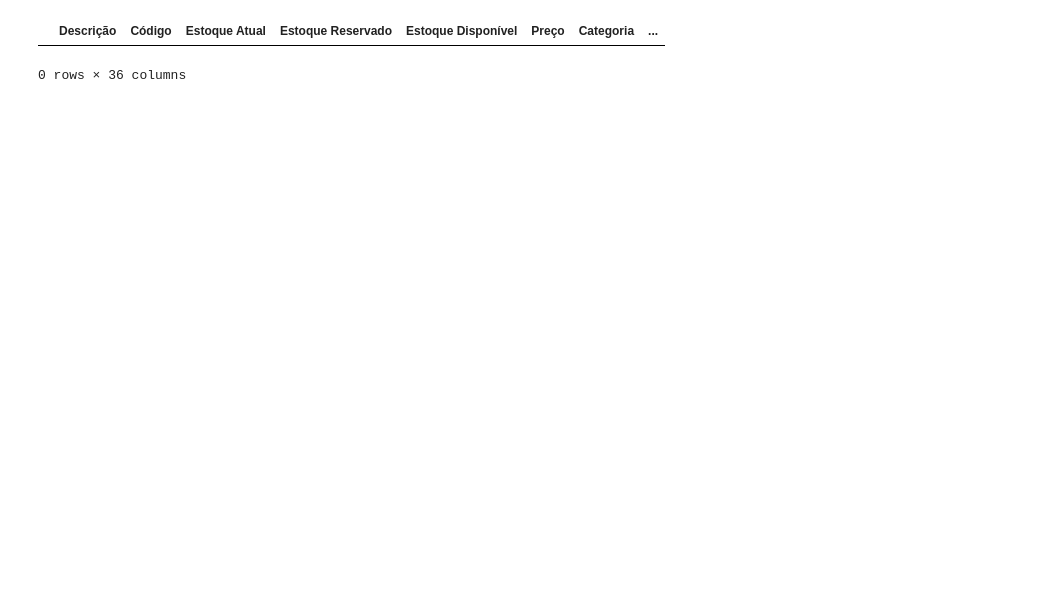
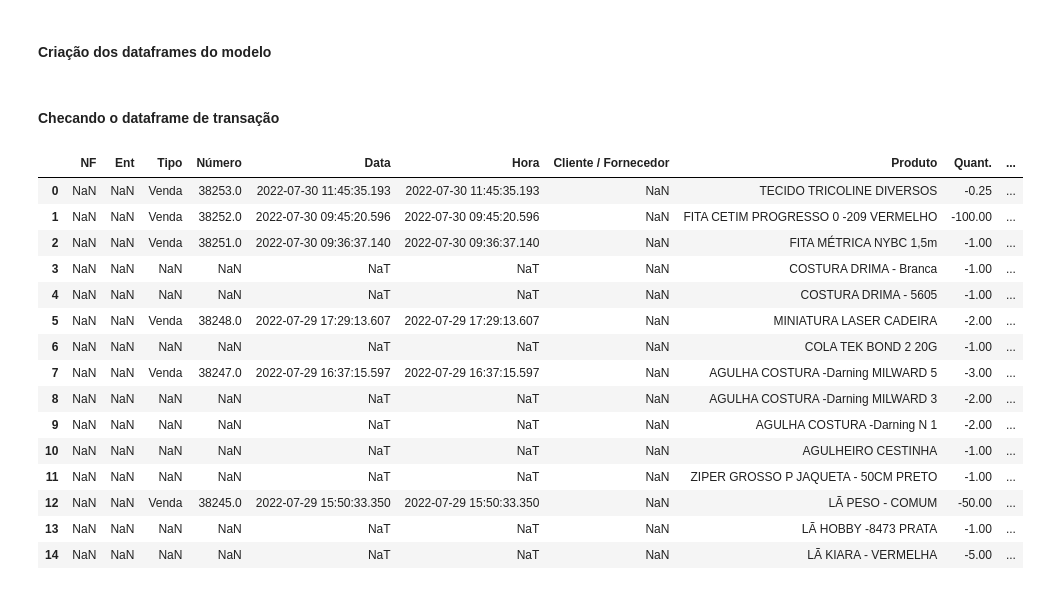
Before and after one commit to donbigode/Timeseries-prediction-model, a Jupyter notebook: Analysis/EDA.ipynb, the cells around one changed output. Saved outputs shown, nothing was run; the diff lists cells and outputs as text; code cells hidden in the pictures; blank space fills up the shorter version.

```diff
--- a/Analysis/EDA.ipynb
+++ b/Analysis/EDA.ipynb
@@ -19,14 +20,25 @@ import nltk
 # %%
-class read_excel():
+## Classe para criação de dataframes
+class read_file():
     def __init__(self, file_name):
         self.file_name = file_name
-        self.df = pd.read_excel(self.file_name,engine=openpyxl)
+        self.df = pd.read_excel(self.file_name,engine='openpyxl')
 
     def get_df(self):
         return self.df
 
     def get_file_name(self):
         return self.file_name
+
+    def clean_df(self):
+        self.df.dropna(inplace=True)
+        self.df.drop_duplicates(inplace=True)
+        self.df.reset_index(drop=True, inplace=True)
+        return self.df
+
+    def get_df_columns(self):
+        return self.df.columns
+
 
     def get_file_path(self):
         return os.path.dirname(self.file_name)
@@ -71,6 +74,0 @@ dataframe_transacoes_vendas = pd.read_excel('Files/Transações_vendas.xlsx', en
-# %%
-
-data_frame_inventario
-# %% [output]
-|  | Descrição | Código | Estoque Atual | Estoque Reservado | Estoque Disponível | Preço | Categoria | ... |
-0 rows × 36 columns
@@ -76,0 +85,27 @@ data_frame_inventario
+# %% [markdown]
+#### Criação dos dataframes do modelo
+# %%
+dataframe_inventario = read_file('Files/Inventario.xlsx').get_df() # Cria dataframe de inventário
+dataframe_transacoes_produto = read_file('Files/Transações_por_produto.xlsx').get_df() # Cria dataframe de transações por produto
+dataframe_transacoes_vendas = read_file('Files/Transações_vendas.xlsx').get_df() # Cria dataframe de transações por venda
+# %% [markdown]
+#### Checando o dataframe de transação
+# %%
+dataframe_transacoes_produto.head(15)
+# %% [output]
+|  | NF | Ent | Tipo | Número | Data | Hora | Cliente / Fornecedor | Produto | Quant. | ... |
+| 0 | NaN | NaN | Venda | 38253.0 | 2022-07-30 11:45:35.193 | 2022-07-30 11:45:35.193 | NaN | TECIDO TRICOLINE DIVERSOS | -0.25 | ... |
+| 1 | NaN | NaN | Venda | 38252.0 | 2022-07-30 09:45:20.596 | 2022-07-30 09:45:20.596 | NaN | FITA CETIM PROGRESSO 0 -209 VERMELHO | -100.00 | ... |
+| 2 | NaN | NaN | Venda | 38251.0 | 2022-07-30 09:36:37.140 | 2022-07-30 09:36:37.140 | NaN | FITA MÉTRICA NYBC 1,5m | -1.00 | ... |
+| 3 | NaN | NaN | NaN | NaN | NaT | NaT | NaN | COSTURA DRIMA - Branca | -1.00 | ... |
+| 4 | NaN | NaN | NaN | NaN | NaT | NaT | NaN | COSTURA DRIMA - 5605 | -1.00 | ... |
+| 5 | NaN | NaN | Venda | 38248.0 | 2022-07-29 17:29:13.607 | 2022-07-29 17:29:13.607 | NaN | MINIATURA LASER CADEIRA | -2.00 | ... |
+| 6 | NaN | NaN | NaN | NaN | NaT | NaT | NaN | COLA TEK BOND 2 20G | -1.00 | ... |
+| 7 | NaN | NaN | Venda | 38247.0 | 2022-07-29 16:37:15.597 | 2022-07-29 16:37:15.597 | NaN | AGULHA COSTURA -Darning MILWARD 5 | -3.00 | ... |
+| 8 | NaN | NaN | NaN | NaN | NaT | NaT | NaN | AGULHA COSTURA -Darning MILWARD 3 | -2.00 | ... |
+| 9 | NaN | NaN | NaN | NaN | NaT | NaT | NaN | AGULHA COSTURA -Darning N 1 | -2.00 | ... |
+| 10 | NaN | NaN | NaN | NaN | NaT | NaT | NaN | AGULHEIRO CESTINHA | -1.00 | ... |
+| 11 | NaN | NaN | NaN | NaN | NaT | NaT | NaN | ZIPER GROSSO P JAQUETA - 50CM PRETO | -1.00 | ... |
+| 12 | NaN | NaN | Venda | 38245.0 | 2022-07-29 15:50:33.350 | 2022-07-29 15:50:33.350 | NaN | LÃ PESO - COMUM | -50.00 | ... |
+| 13 | NaN | NaN | NaN | NaN | NaT | NaT | NaN | LÃ HOBBY -8473 PRATA | -1.00 | ... |
+| 14 | NaN | NaN | NaN | NaN | NaT | NaT | NaN | LÃ KIARA - VERMELHA | -5.00 | ... |
```
Also changed, not shown: parts of 19 cells of this notebook, 3 other files.
